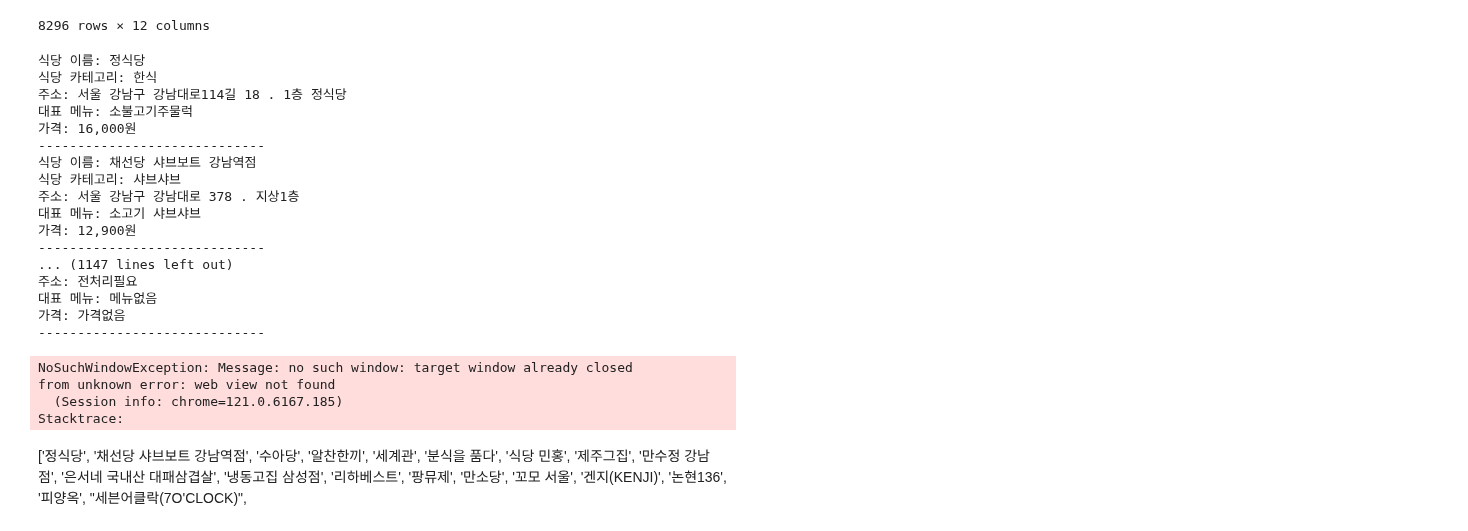
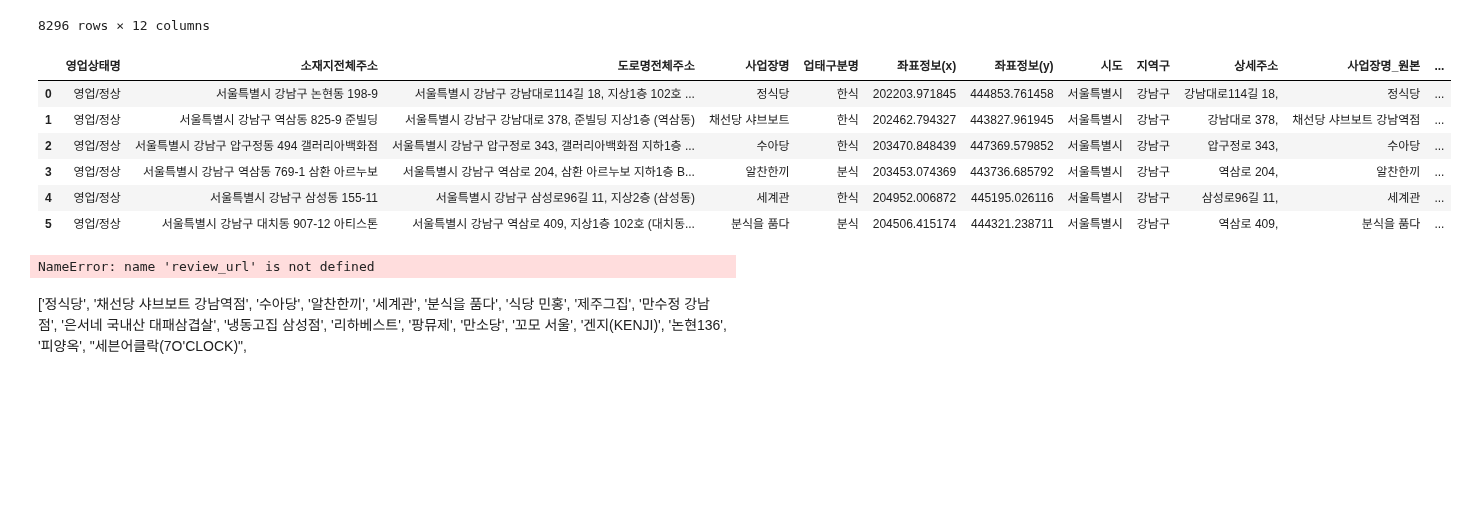
Before and after one commit to Lunch-Lab/data, a Jupyter notebook: naver_매장정보_크롤링(2).ipynb, the cells around one changed output. Saved outputs shown, nothing was run; the diff lists cells and outputs as text; code cells hidden in the pictures; blank space fills up the shorter version.

```diff
--- a/naver_매장정보_크롤링(2).ipynb
+++ b/naver_매장정보_크롤링(2).ipynb
@@ -82,6 +74,18 @@ res_df
 | 8294 | 영업/정상 | 서울특별시 강남구 신사동 629-1 | 서울특별시 강남구 언주로151길 21, 지상1층 (신사동) | 세바 | 경양식 | 202731.421127 | 446609.460134 | 서울특별시 | 강남구 | 언주로151길 21, | 세바(Sevva) | ... |
 | 8295 | 영업/정상 | 서울특별시 강남구 신사동 552-5 | 서울특별시 강남구 논현로161길 37, 동쪽 지상1층 (신사동) | 구구구 | 경양식 | 202153.410454 | 446748.562578 | 서울특별시 | 강남구 | 논현로161길 37, | 구구구 (GOOGOOGOO) | ... |
 8296 rows × 12 columns
+# %%
+# test용 5개
+res_df = res_df[:6]
+res_df
+# %% [output]
+|  | 영업상태명 | 소재지전체주소 | 도로명전체주소 | 사업장명 | 업태구분명 | 좌표정보(x) | 좌표정보(y) | 시도 | 지역구 | 상세주소 | 사업장명_원본 | ... |
+| 0 | 영업/정상 | 서울특별시 강남구 논현동 198-9 | 서울특별시 강남구 강남대로114길 18, 지상1층 102호 ... | 정식당 | 한식 | 202203.971845 | 444853.761458 | 서울특별시 | 강남구 | 강남대로114길 18, | 정식당 | ... |
+| 1 | 영업/정상 | 서울특별시 강남구 역삼동 825-9 준빌딩 | 서울특별시 강남구 강남대로 378, 준빌딩 지상1층 (역삼동) | 채선당 샤브보트 | 한식 | 202462.794327 | 443827.961945 | 서울특별시 | 강남구 | 강남대로 378, | 채선당 샤브보트 강남역점 | ... |
+| 2 | 영업/정상 | 서울특별시 강남구 압구정동 494 갤러리아백화점 | 서울특별시 강남구 압구정로 343, 갤러리아백화점 지하1층 ... | 수아당 | 한식 | 203470.848439 | 447369.579852 | 서울특별시 | 강남구 | 압구정로 343, | 수아당 | ... |
+| 3 | 영업/정상 | 서울특별시 강남구 역삼동 769-1 삼환 아르누보 | 서울특별시 강남구 역삼로 204, 삼환 아르누보 지하1층 B... | 알찬한끼 | 분식 | 203453.074369 | 443736.685792 | 서울특별시 | 강남구 | 역삼로 204, | 알찬한끼 | ... |
+| 4 | 영업/정상 | 서울특별시 강남구 삼성동 155-11 | 서울특별시 강남구 삼성로96길 11, 지상2층 (삼성동) | 세계관 | 한식 | 204952.006872 | 445195.026116 | 서울특별시 | 강남구 | 삼성로96길 11, | 세계관 | ... |
+| 5 | 영업/정상 | 서울특별시 강남구 대치동 907-12 아티스톤 | 서울특별시 강남구 역삼로 409, 지상1층 102호 (대치동... | 분식을 품다 | 분식 | 204506.415174 | 444321.238711 | 서울특별시 | 강남구 | 역삼로 409, | 분식을 품다 | ... |
 # %%
 res_info_df = pd.DataFrame()
 restaurant_name_list = []
@@ -96,7 +100,6 @@ for i in range(0,len(res_df)):
     # 검색어를 네이버 url에 포함시켜 이동 + 검색
 
     name = res_df['상세주소'][i] + ' ' + res_df['사업장명'][i]
-    # name = '논현로159길10,' + ' ' + '만소당	'
     driver.get('https://map.naver.com/p/search/{}'.format(name))
 
 
@@ -135,7 +138,7 @@ for i in range(0,len(res_df)):
                 ## 클릭
                 driver.find_element(By.CLASS_NAME,'YwYLL').click()
 
-                # 기본프렝미
+                # 기본프레임
                 time.sleep(1)
                 driver.switch_to.default_content()
 
@@ -158,6 +161,9 @@ for i in range(0,len(res_df)):
                 else :
                     menu = '메뉴없음'
                     price = "가격없음"
+
+
+
     except Exception as e :
         restaurant_name = name
         category_name = '전처리필요'
@@ -174,6 +180,7 @@ for i in range(0,len(res_df)):
     menu_list.append(menu)
     price_list.append(price)
 
+
     print('식당 이름:',restaurant_name)
     print('식당 카테고리:',category_name)
     print('주소:',address)
@@ -184,30 +191,10 @@ res_info_df = pd.DataFrame({'식당이름':restaurant_name_list ,
                              '업태구분' :category_name_list ,
                              '주소' :address_list ,
                              '메뉴': menu_list,
-                             '가격':price_list
+                             '가격':price_list,
                              })
 # %% [output]
-식당 이름: 정식당
-식당 카테고리: 한식
-주소: 서울 강남구 강남대로114길 18 . 1층 정식당
-대표 메뉴: 소불고기주물럭
-가격: 16,000원
------------------------------
-식당 이름: 채선당 샤브보트 강남역점
-식당 카테고리: 샤브샤브
-주소: 서울 강남구 강남대로 378 . 지상1층
-대표 메뉴: 소고기 샤브샤브
-가격: 12,900원
------------------------------
-... (1147 lines left out)
-주소: 전처리필요
-대표 메뉴: 메뉴없음
-가격: 가격없음
------------------------------
+NameError: name 'review_url' is not defined
-NoSuchWindowException: Message: no such window: target window already closed
-from unknown error: web view not found
-  (Session info: chrome=121.0.6167.185)
-Stacktrace:
 # %% [markdown]
 ['정식당', '채선당 샤브보트 강남역점', '수아당', '알찬한끼', '세계관', '분식을 품다', '식당 민홍',
        '제주그집', '만수정 강남점', '은서네 국내산 대패삼겹살', '냉동고집 삼성점', '리하베스트', '팡뮤제',
```
Also changed, not shown: parts of 2 cells of this notebook, 2 other files.
